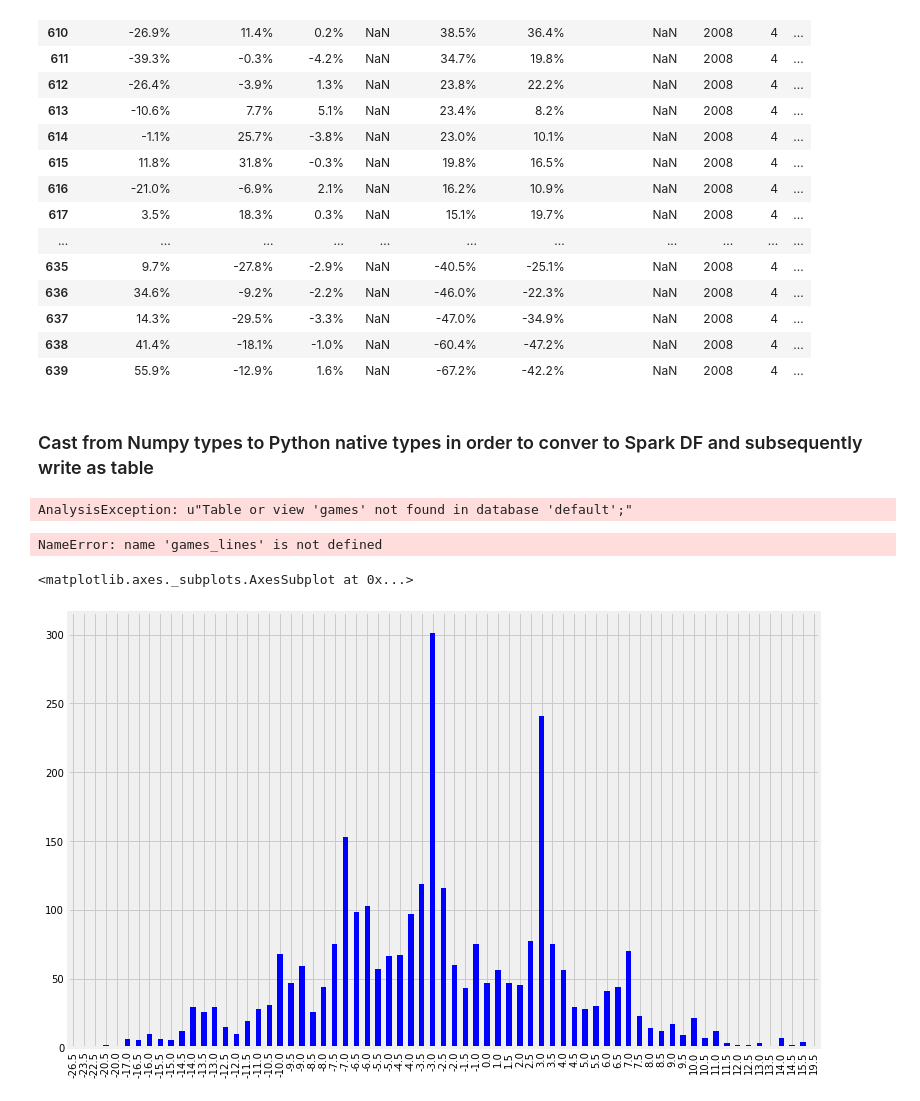
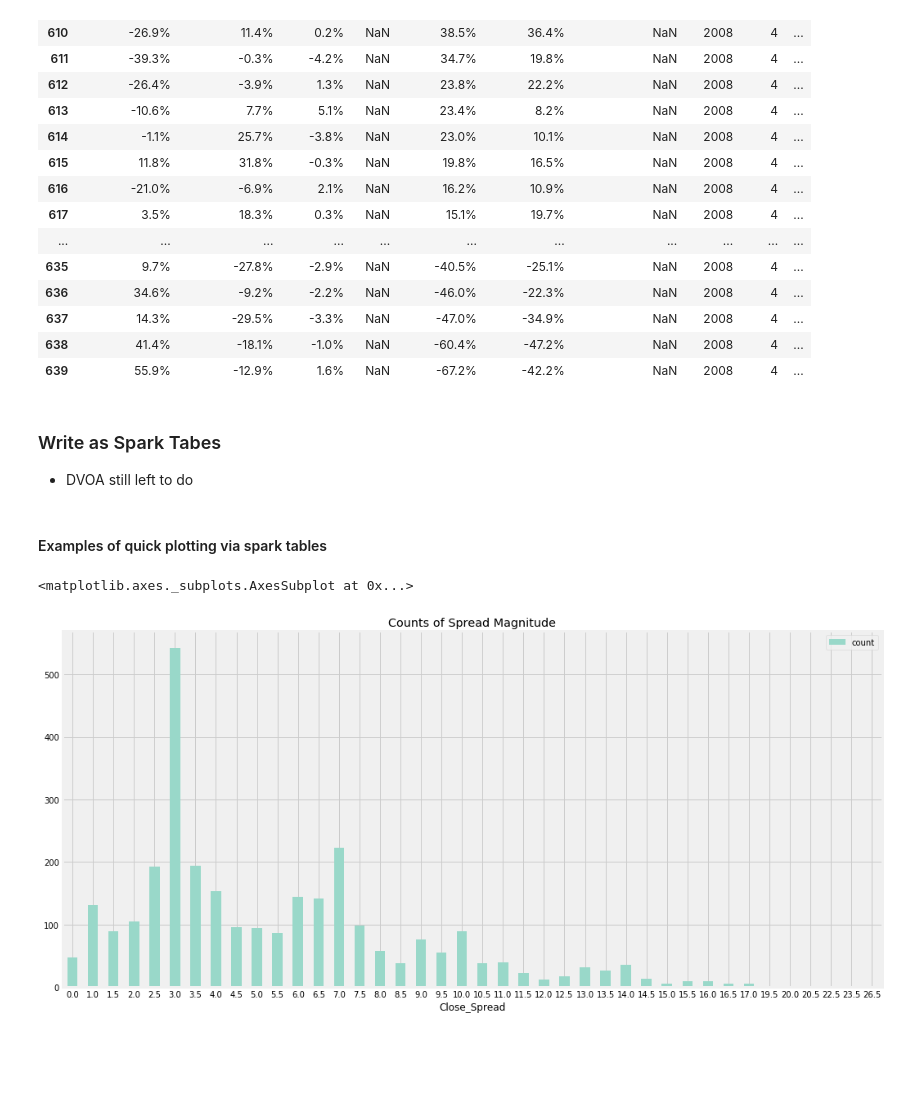
Before and after one commit to joshplotkin/modeling-football-outcomes-2019, a Jupyter notebook: public01_write_tables.ipynb, the cells around one changed output. Drawn from its saved outputs; the diff is of its cells as text; code cells hidden in the pictures; blank space fills up the shorter version.

```diff
--- a/public01_write_tables.ipynb
+++ b/public01_write_tables.ipynb
@@ -475,25 +477,6 @@ tmp[tmp['link'].isnull()]
 | 637 | 14.3% | -29.5% | -3.3% | NaN | -47.0% | -34.9% | NaN | 2008 | 4 | ... |
 | 638 | 41.4% | -18.1% | -1.0% | NaN | -60.4% | -47.2% | NaN | 2008 | 4 | ... |
 | 639 | 55.9% | -12.9% | 1.6% | NaN | -67.2% | -42.2% | NaN | 2008 | 4 | ... |
-# %% [markdown]
-### Cast from Numpy types to Python native types in order to conver to Spark DF and subsequently write as table
-# %%
-lines_sdf = spark.createDataFrame(
-        cast_dtypes(lines_df)
-    ).withColumn(
-        'Date', col('Date').cast(DateType())
-    ).write.mode('overwrite').saveAsTable('lines')
-
-games_lines_sdf = spark.createDataFrame(
-        games_lines_df
-    ).withColumn(
-        'date', col('date').cast(DateType())
-    ).write.mode('overwrite').saveAsTable('games_lines')
-
-for sdf_ in ['games','game_info']:
-    _ = spark.sql('refresh table {}'.format(sdf_))
-
-games_lines = spark.table('games_lines').cache()
-game_info = spark.table('game_info').cache()
-# %% [output]
-AnalysisException: u"Table or view 'games' not found in database 'default';"
+# %% [markdown]
+### Write as Spark Tabes
+* DVOA still left to do
@@ -500,14 +490,16 @@ AnalysisException: u"Table or view 'games' not found in database 'default';"
+# %% [markdown]
+#### Examples of quick plotting via spark tables
 # %%
-games_lines.toPandas()['Open_Spread']\
-    .value_counts()\
+spark.table('line')\
+    .groupby('Close_Spread')\
+    .count()\
+    .toPandas()\
+    .set_index('Close_Spread')\
     .sort_index()\
-    .plot(kind='bar', figsize=(12,8), color='#99d8c9')
+    .plot(
+        kind='bar', figsize=(16,8), color='#99d8c9', rot=0,
+        title='Counts of Spread Magnitude'
+    )
 # %% [output]
-NameError: name 'games_lines' is not defined
+<matplotlib.axes._subplots.AxesSubplot at 0x...>
+[figure, added]
-# %%
-(games_lines.toPandas()['Close_Spread']
-  * games_lines.toPandas()['Close_Fav'].apply(lambda x: -1 if x == 'H' else 1)
-).value_counts().sort_index().plot(kind='bar', figsize=(12,8), color='blue')
-# %% [output]
-<matplotlib.axes._subplots.AxesSubplot at 0x...>
-[figure, removed]
```
Also changed, not shown: parts of 14 cells of this notebook, 1 other file.
